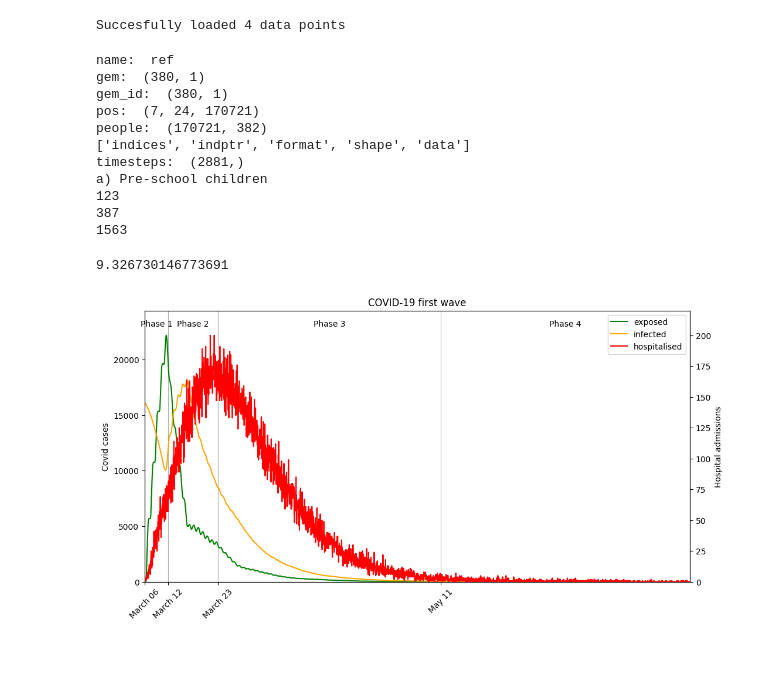
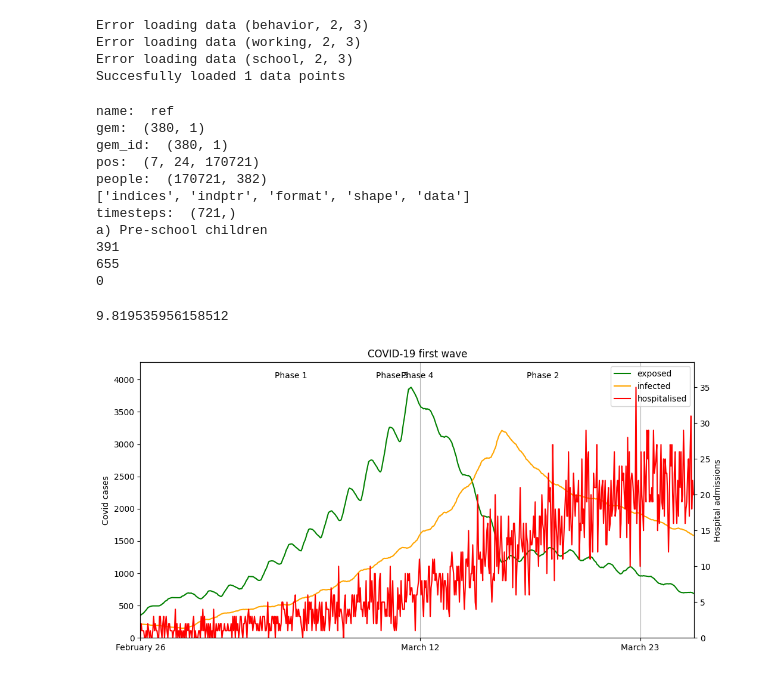
Before and after one commit to larsdekwant/covid-gravity-model, a Jupyter notebook: analysis.ipynb, the cells around one changed output. Saved outputs shown, nothing was run; the diff lists cells and outputs as text; code cells hidden in the pictures.

Commit message:
use correct hospital admission data

```diff
--- a/analysis.ipynb
+++ b/analysis.ipynb
@@ -48,8 +48,8 @@ def load_data(seed, run, intervention):
 
     return data
 # %%
-seeds = [1]
-runs = [0]
+seeds = [2]
+runs = [4]
 interventions = ['ref', 'behavior', 'working', 'school']
 
 data_points = []
@@ -61,7 +61,10 @@ for seed in seeds:
 data_points = list(filter(None, data_points))
 print('Succesfully loaded ' + str(len(data_points)) + ' data points')
 # %% [output]
-Succesfully loaded 4 data points
+Error loading data (behavior, 2, 3)
+Error loading data (working, 2, 3)
+Error loading data (school, 2, 3)
+Succesfully loaded 1 data points
 # %%
 # Print info for a specific datapoint
 data = data_points[0]
@@ -88,11 +91,11 @@ gem_id:  (380, 1)
 pos:  (7, 24, 170721)
 people:  (170721, 382)
 ['indices', 'indptr', 'format', 'shape', 'data']
-timesteps:  (2881,)
+timesteps:  (721,)
 a) Pre-school children
-123
-387
-1563
+391
+655
+0
 # %%
 # map containing hospitalisation values per demographic group
 p_hos_map = {
@@ -162,67 +165,61 @@ scale = 10
 samples = np.random.weibull(mean/scale, 100) * scale
 print(np.average(samples))
 # %% [output]
-9.326730146773691
+9.819535956158512
 # %%
 import matplotlib.pyplot as plt
 
-# For easy comparison to figure 3 of the paper.
-color_map = {
-    'ref': 'green',
-    'school': 'orange',
-    'behavior': 'blue',
-    'working': 'red'
-}
+# Recreates figure 2(a) of the paper
 
 fig, ax1 = plt.subplots(figsize=(12, 6))
 ax2 = ax1.twinx()
 
 plt.title('COVID-19 first wave')
 plt.xlabel('time (h)')
 
 ax1.set_ylabel('Covid cases')
 ax2.set_ylabel('Hospital admissions')
 
-#plt.yscale('log')
-lines = []
-for data in [data_points[0]]:
-    #plt.plot(np.arange(0, len(data.hospital)), data.exposed, label=data.name, color=color_map[data.name])
-    ln1 = ax1.plot(np.arange(0, len(data.hospital)), data.exposed, label='exposed', color='green')
-    ln2 = ax1.plot(np.arange(0, len(data.hospital)), data.infected, label='infected', color='orange')
-    ln3 = ax2.plot(np.arange(0, len(data.hospital)), data.hospital, label='hospitalised', color='red')
-    lines = lines + ln1 + ln2 + ln3
+#Get starts of phases
+phase2 = np.argmax(data.phases[0]==2)
+phase3 = np.argmax(data.phases[0]==3)
+phase4 = np.argmax(data.phases[0]==4) # might be 0 if model ran for too little days, dont include in 'phases' list in that case
+phase1 = phase2 - 14 * 24 # feb 27th is 14 days before march 12th
 
-ax1.grid(axis='x')
+phases = [phase1, phase2, phase3, phase4]
+
 x_max = len(data.hospital)
-plt.xlim([0, x_max])
+plt.xlim(phase1, x_max)
 y1_max = np.max(data.exposed)
 y2_max = np.max(data.hospital)
 ax1.set_ylim([0, y1_max * 1.1])
 ax2.set_ylim([0, y2_max * 1.1])
 
-
-#Get starts of phases
-phase2 = np.argmax(data.phases[0]==2)
-phase3 = np.argmax(data.phases[0]==3)
-phase4 = np.argmax(data.phases[0]==4)
+lines = []
+time_range = np.arange(0, x_max)
+for data in [data_points[0]]:
+    ln1 = ax1.plot(time_range, data.exposed, label='exposed', color='green')
+    ln2 = ax1.plot(time_range, data.infected, label='infected', color='orange')
+    ln3 = ax2.plot(time_range, data.hospital, label='hospitalised', color='red')
+    lines = lines + ln1 + ln2 + ln3
 
 # Print phase labels on top of graph
-phase_labels = ['Phase 1','Phase 2','Phase 3','Phase 4']
+phase_labels = ['Phase 1', 'Phase 2', 'Phase 3', 'Phase 4']
 phase_label_pos = np.array([phase2 /2, (phase3+phase2) / 2, (phase4+phase3) / 2, (x_max+phase4) / 2]) / x_max
 for label, pos in zip(phase_labels, phase_label_pos):
     ax1.text(pos, 0.95, label, transform=ax1.transAxes,
          ha='center', va='center', fontsize=10)
 
 # Compute phase date
 march12 = pd.to_datetime('2022-03-12')
-date_start = march12 + pd.DateOffset(hours= -int(phase2))
-date_p3 = march12 + pd.DateOffset(hours= int(phase3-phase2))
-date_p4 = march12 + pd.DateOffset(hours= int(phase4-phase2))
+date_p1 = march12 + pd.DateOffset(hours= -int(phase2-phase1))
+date_p3 = march12 + pd.DateOffset(hours=  int(phase3-phase2))
+date_p4 = march12 + pd.DateOffset(hours=  int(phase4-phase2))
 
 # Print specific date labels on x-axis
-ax1.set_xticks([0, phase2, phase3, phase4],
-           map(lambda dt: dt.strftime('%B %d'), [date_start, march12, date_p3, date_p4]), rotation=45)
+ax1.grid(axis='x')
+ax1.set_xticks(phases, map(lambda dt: dt.strftime('%B %d'), [date_p1, march12, date_p3]))
 ax1.legend(lines, [l.get_label() for l in lines])
 plt.show()
 # %% [output]
-[figure, old version]
+[figure, new version]
```
Also changed, not shown: parts of 2 cells of this notebook, 4 other files.
